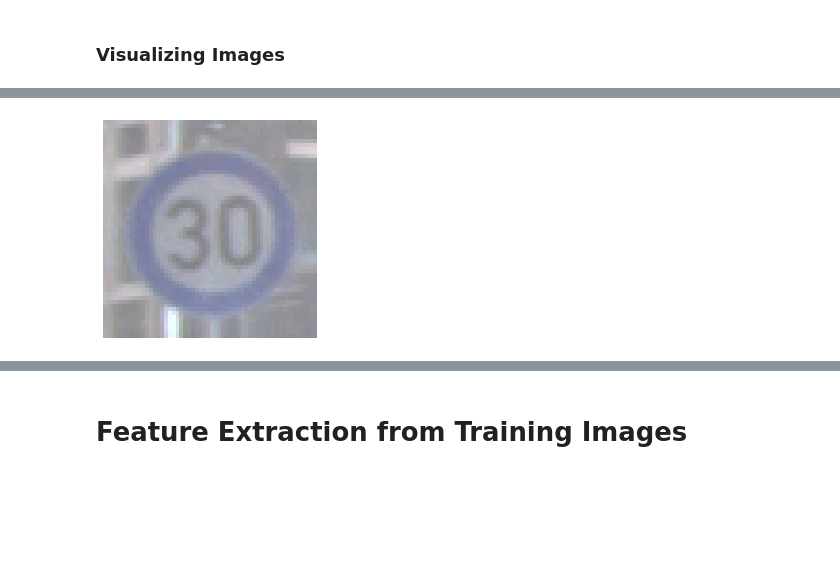
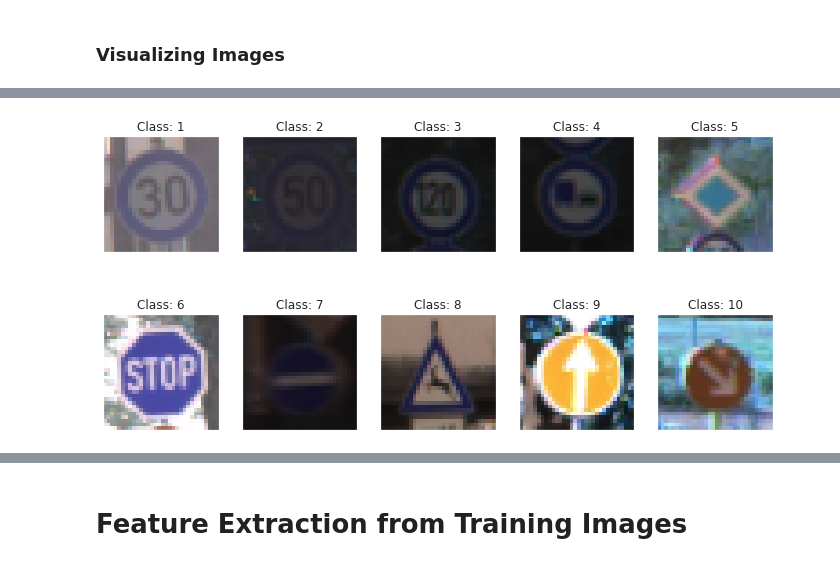
Before and after one commit to moajjem04/TrafficSignal, a Jupyter notebook: TrafficSignal_HOG.ipynb, the cells around one changed output, grey strips where cells are left out. Saved outputs shown, nothing was run; the diff lists cells and outputs as text; code cells hidden in the pictures; blank space fills up the shorter version.

```diff
--- a/TrafficSignal_HOG.ipynb
+++ b/TrafficSignal_HOG.ipynb
@@ -34,19 +34,3 @@ Drive already mounted at /content/drive; to attempt to forcibly remount, call dr
 import matplotlib.pyplot as plt
 import seaborn as sns; sns.set()
 import numpy as np
-# %%
-from skimage import data, color, feature, transform
-import skimage.data
-
-image = color.rgb2gray(data.chelsea())
-# hog_vec, hog_vis = feature.hog(image,pixels_per_cell=(16, 16),
-#                    cells_per_block=(1, 1), visualize=True)
-hog_vec, hog_vis = feature.hog(image,visualize=True)
-
-fig, ax = plt.subplots(1, 2, figsize=(12, 6),
-                       subplot_kw=dict(xticks=[], yticks=[]))
-ax[0].imshow(image, cmap='gray')
-ax[0].set_title('input image')
-
-ax[1].imshow(hog_vis)
-ax[1].set_title('visualization of HOG features');
@@ -63,11 +37,15 @@ hog_vec.size
-# %%
-import cv2 as cv
-from skimage import io
-image = cv.imread('training/00001/00000_00000.ppm')
-
-fig, ax = plt.subplots()
-ax.imshow(image)
-ax.axis('off')  # clear x-axis and y-axis
-plt.show()
-# %% [output]
-[figure, removed]
+# %%
+import cv2 as cv
+from skimage import io
+
+fig, axs = plt.subplots(2, 5, figsize=(12, 6),
+                       subplot_kw=dict(xticks=[], yticks=[]))
+for i, ax in enumerate(axs.ravel()):
+  sFolder = "{0:0=5d}".format(i+1) # Format nNumFolder to folder names
+  path = 'training/' + sFolder + '/00000_00009.ppm'
+  Img= cv.imread(path)
+  Img = transform.resize(Img,(32,32))
+  ax.imshow(Img)
+  ax.set_title('Class: ' + str(i+1))
+# %% [output]
+[figure, added]
```
Also changed, not shown: parts of 5 cells of this notebook.
